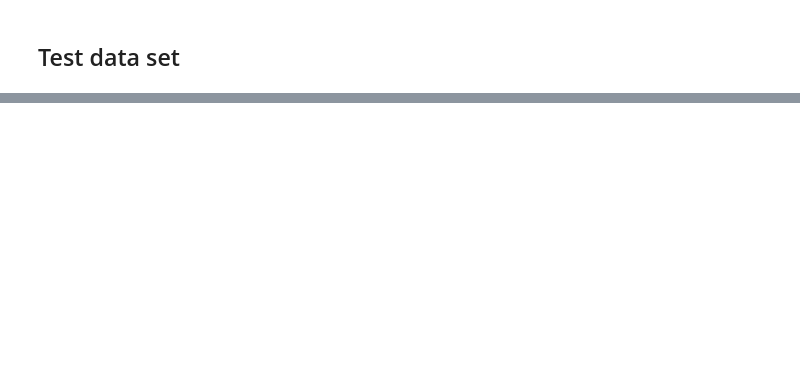
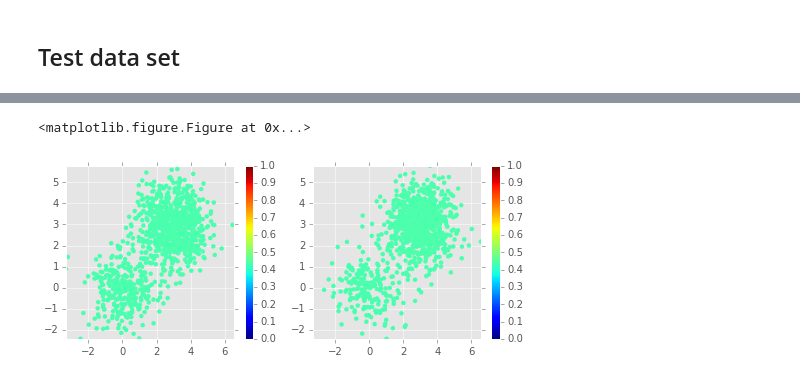
Before and after one commit to cliburn/test-mpg, a Jupyter notebook: test-mpg.ipynb, the cells around one changed output, grey strips where cells are left out. Drawn from its saved outputs; the diff is of its cells as text; code cells hidden in the pictures; blank space fills up the shorter version.

```diff
--- a/test-mpg.ipynb
+++ b/test-mpg.ipynb
@@ -135,0 +200,5 @@ plot_diff(mpg, 'shift')
+# %%
+plot_diff(mpg_wt, 'weight')
+# %% [output]
+<matplotlib.figure.Figure at 0x...>
+[figure, added]
```
Also changed, not shown: parts of 34 cells of this notebook, 2 other files.
